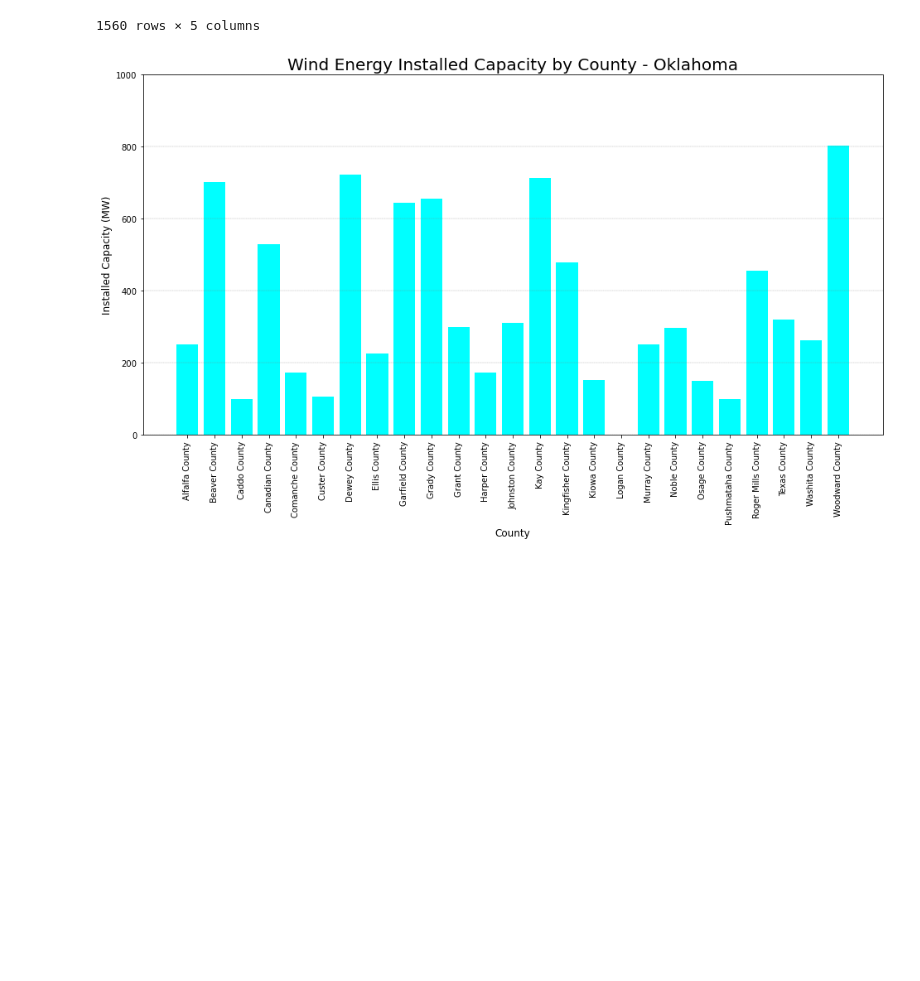
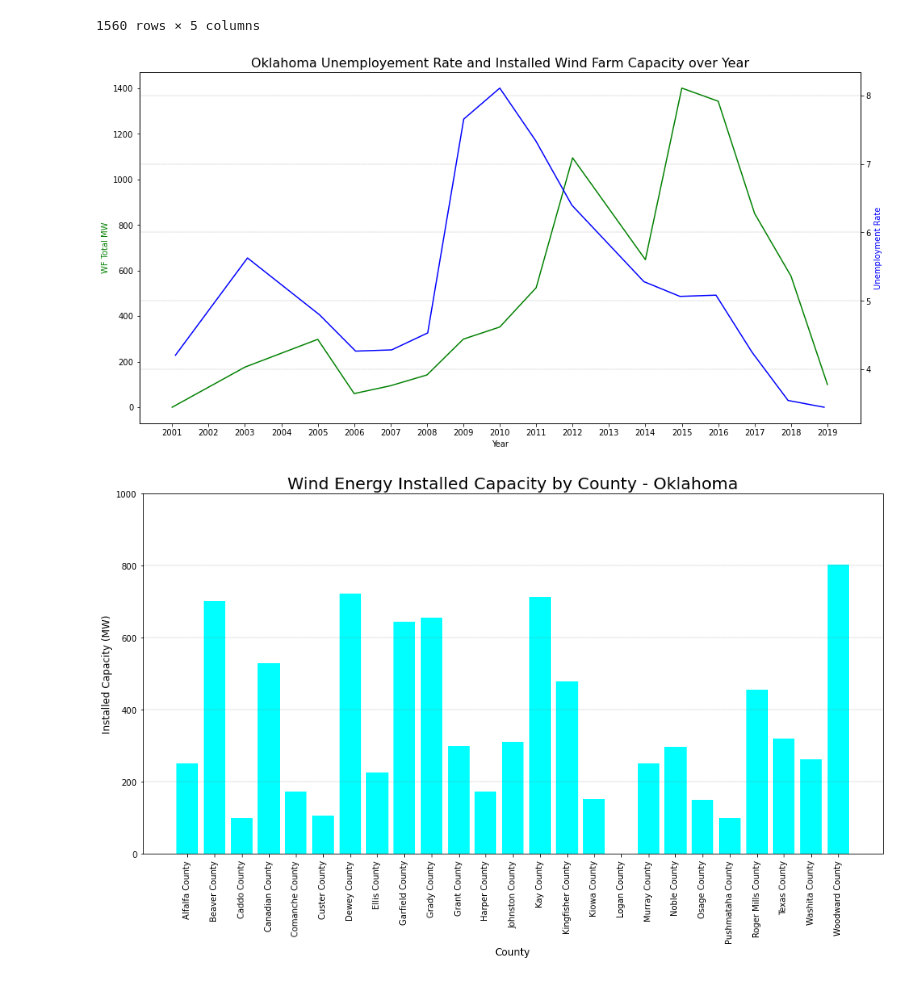
Before and after one commit to cjengleson/Project-1-Repo, a Jupyter notebook: eliza_notebook_plus_census.ipynb, the cells around one changed output. Drawn from its saved outputs; the diff is of its cells as text; code cells hidden in the pictures; blank space fills up the shorter version.

```diff
--- a/eliza_notebook_plus_census.ipynb
+++ b/eliza_notebook_plus_census.ipynb
@@ -311,6 +341,36 @@ oklahoma_census
 | 9004 | OK | Woods County | 2019 | 8793 | 2.1 |
 | 9005 | OK | Woodward County | 2019 | 20211 | 2.9 |
 1560 rows × 5 columns
+# %%
+oklahoma_year = oklahoma_df.groupby(['Year'])
+oklahoma_year_MW = oklahoma_year['WF Total MW'].sum()
+
+ok_unem_year = oklahoma_census.groupby(['Year'])
+ok_unem_year = ok_unem_year['Unemployment Rate'].mean()
+
+
+df_ok_year = pd.merge(oklahoma_year_MW,ok_unem_year,on='Year', how ='outer')
+df_final = df_ok_year.dropna()
+y1 = df_final['WF Total MW']
+y2 = df_final['Unemployment Rate']
+
+x = df_final.index
+fig, ax1 = plt.subplots(figsize=(16, 8))
+
+ax2 = ax1.twinx()
+ax1.plot(x, y1, 'g-')
+ax2.plot(x, y2, 'b-')
+
+ax1.set_xlabel('Year')
+ax1.set_ylabel('WF Total MW', color='g')
+ax2.set_ylabel('Unemployment Rate', color='b')
+plt.grid(color='grey', linestyle='--', linewidth=0.3)
+plt.xticks(range(2000,2021))
+plt.title('Oklahoma Unemployement Rate and Installed Wind Farm Capacity over Year', fontsize=16)
+
+plt.show()
+# %% [output]
+[figure, added]
 # %%
 WF_OK = oklahoma_df.groupby('County')
 WF_county_OK = WF_OK['WF Total MW'].sum()
```
Also changed, not shown: parts of 4 cells of this notebook, 1 other file.
